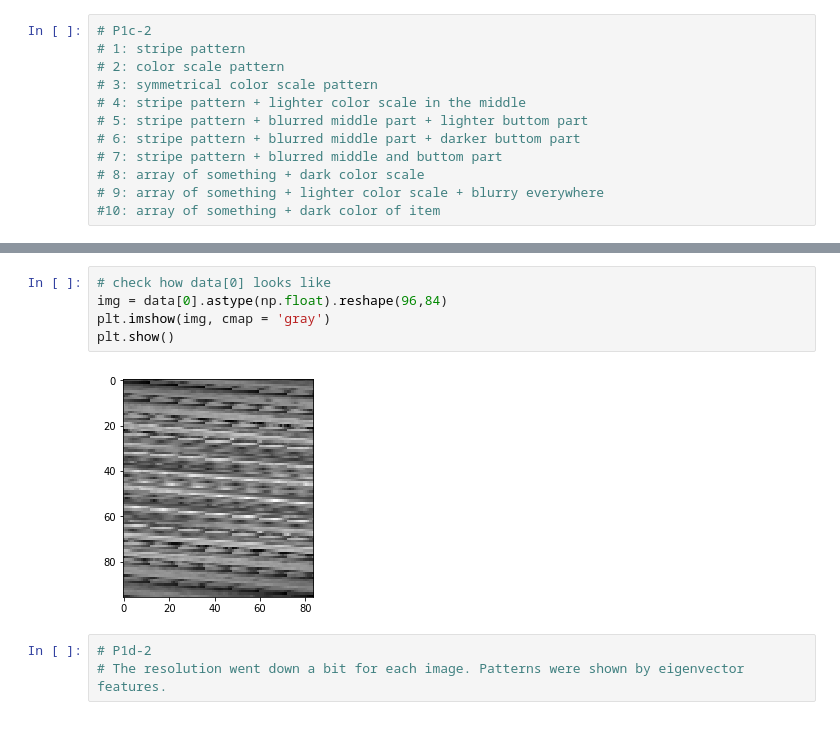
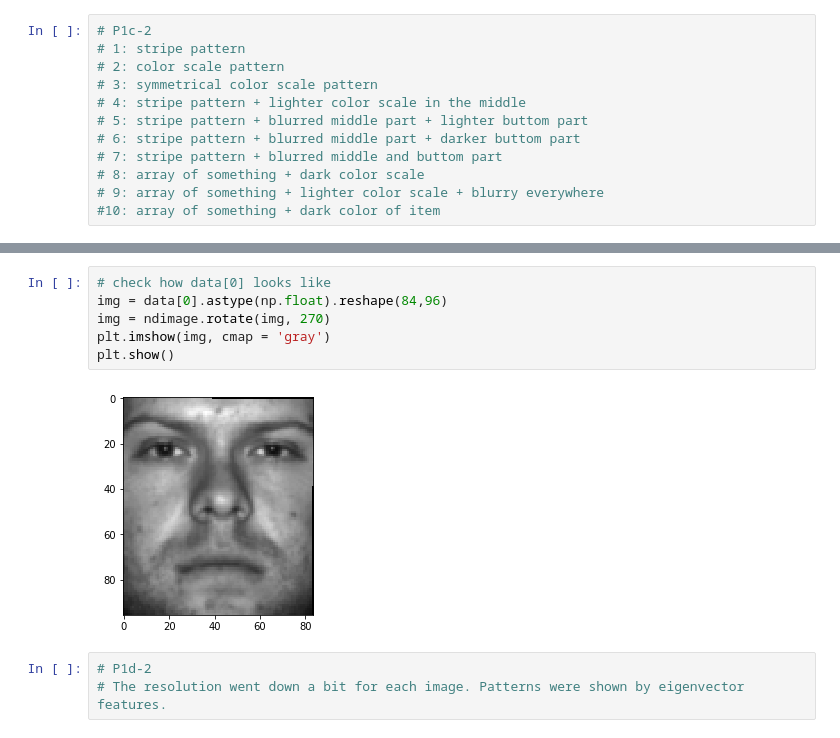
Before and after one commit to januaryshen/cse547_hw, a Jupyter notebook: hw2_code/HW2_P1bc.ipynb, the cells around one changed output, grey strips where cells are left out. Drawn from its saved outputs; the diff is of its cells as text.

```diff
--- a/hw2_code/HW2_P1bc.ipynb
+++ b/hw2_code/HW2_P1bc.ipynb
@@ -128,10 +132,11 @@ plt.show()
 # %%
 # check how data[0] looks like
-img = data[0].astype(np.float).reshape(96,84)
+img = data[0].astype(np.float).reshape(84,96)
+img = ndimage.rotate(img, 270)
 plt.imshow(img, cmap = 'gray')
 plt.show()
 # %% [output]
-[figure, old version]
+[figure, new version]
 # %%
 # P1d-2
 # The resolution went down a bit for each image. Patterns were shown by eigenvector features.
```
Also changed, not shown: parts of 5 cells of this notebook, 1 other file.
